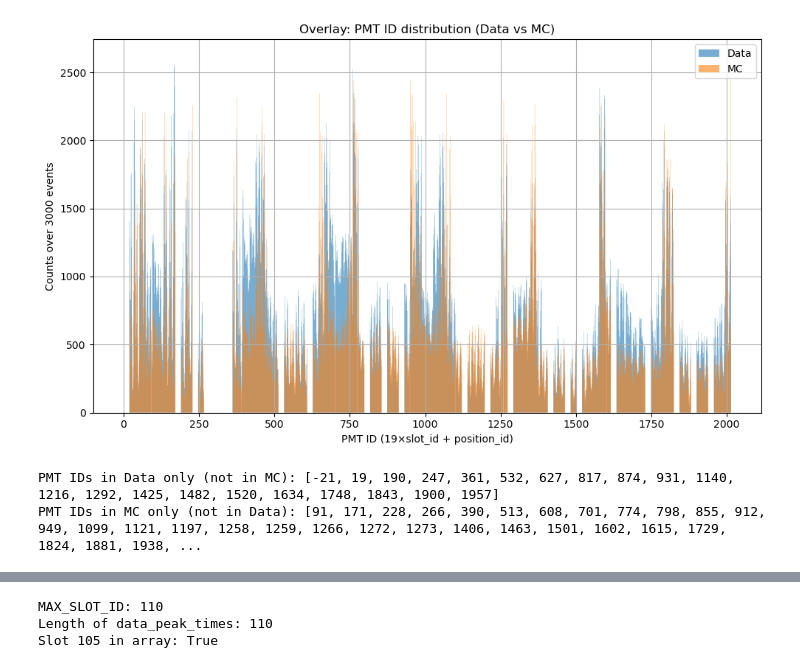
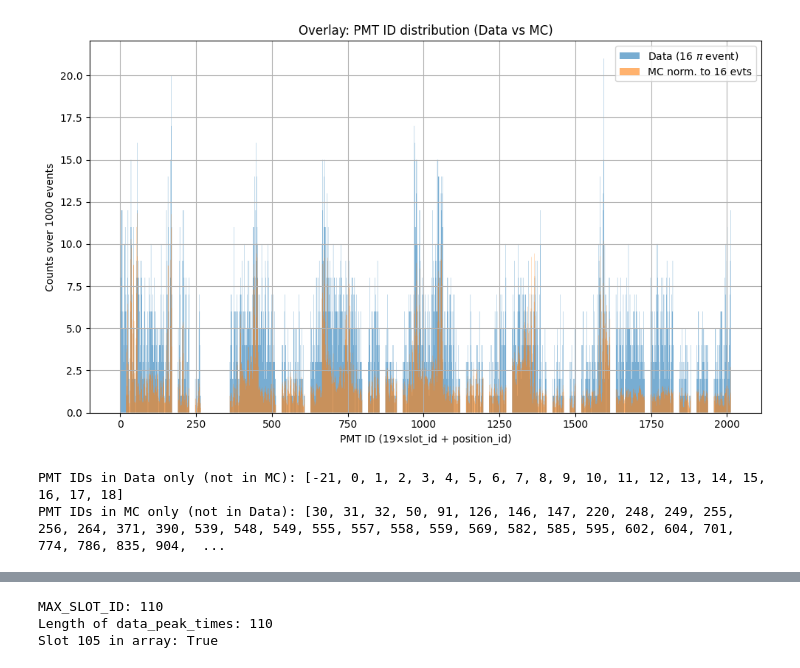
Before and after one commit to elenaramos44/WCTE-DataAnalysis-PIDcuts, a Jupyter notebook: MCDataComperison/MCDataComparison.ipynb, the cells around one changed output, grey strips where cells are left out. Saved outputs shown, nothing was run; the diff lists cells and outputs as text; code cells hidden in the pictures.

```diff
--- a/MCDataComperison/MCDataComparison.ipynb
+++ b/MCDataComperison/MCDataComparison.ipynb
@@ -41,23 +101,14 @@ print(df_data.fields)
 # %%
 import matplotlib.pyplot as plt
 import awkward as ak
+import numpy as np
 
 # Flatten to get all hit slot IDs across all events
 data_slot_ids = ak.flatten(df_data["hit_mpmt_slot_ids"])
 mc_slot_ids = ak.flatten(df_mc["hit_mpmt_slot_ids"])
 
-# Plot
-plt.figure(figsize=(10, 6))
-bins = range(0,
-             max(ak.max(data_slot_ids), ak.max(mc_slot_ids)) + 1)
 
-plt.hist(data_slot_ids, bins=bins, alpha=0.6, label="Data", histtype='stepfilled')
-plt.hist(mc_slot_ids, bins=bins, alpha=0.6, label="MC", histtype='stepfilled')
+n_data_events = len(df_data)
+n_mc_events = len(df_mc)
 
-plt.xlabel("MPMT Slot ID")
-plt.ylabel("Counts over 3000 events")
-plt.title("Overlay: hit_mpmt_slot_ids")
-plt.legend()
-plt.grid(True)
-plt.tight_layout()
-plt.show()
+mc_weights = np.ones_like(mc_slot_ids)*(n_data_events/n_mc_events)
@@ -94,39 +160,39 @@ mc_channels = ak.flatten(df_mc["hit_pmt_channel_ids"])
 mc_positions = ak.flatten(df_mc["hit_pmt_position_ids"])
 
 
 # Compute PMT IDs
 data_pmt_ids = 19 * data_slots + data_positions
 mc_pmt_ids = 19 * mc_slots + mc_positions
 
 # Plot overlay histogram
 plt.figure(figsize=(10, 6))
 bins = range(0,
              max(ak.max(data_pmt_ids), ak.max(mc_pmt_ids)) + 1)
 
-plt.hist(data_pmt_ids, bins=bins, alpha=0.6, label="Data", histtype='stepfilled')
-plt.hist(mc_pmt_ids, bins=bins, alpha=0.6, label="MC", histtype='stepfilled')
+plt.hist(data_pmt_ids, bins=bins, alpha=0.6, label=f"Data ({n_data_events} $\pi$ event)", histtype='stepfilled')
+plt.hist(mc_pmt_ids, bins=bins, alpha=0.6, label=f"MC norm. to {n_data_events} evts", weights=mc_weights, histtype='stepfilled')
 
 plt.xlabel("PMT ID (19×slot_id + position_id)")
-plt.ylabel("Counts over 3000 events")
+plt.ylabel(f"Counts over {N_EVENTS} events")
 plt.title("Overlay: PMT ID distribution (Data vs MC)")
 plt.legend()
 plt.grid(True)
 plt.tight_layout()
 plt.show()
 
 # Find exclusive PMT IDs
 data_pmt_set = set(data_pmt_ids)
 mc_pmt_set = set(mc_pmt_ids)
 
 in_data_only = sorted(data_pmt_set - mc_pmt_set)
 in_mc_only = sorted(mc_pmt_set - data_pmt_set)
 
 print("PMT IDs in Data only (not in MC):", in_data_only)
 print("PMT IDs in MC only (not in Data):", in_mc_only)
 # %% [output]
-[figure, old version]
+[figure, new version]
-PMT IDs in Data only (not in MC): [-21, 19, 190, 247, 361, 532, 627, 817, 874, 931, 1140, 1216, 1292, 1425, 1482, 1520, 1634, 1748, 1843, 1900, 1957]
-PMT IDs in MC only (not in Data): [91, 171, 228, 266, 390, 513, 608, 701, 774, 798, 855, 912, 949, 1099, 1121, 1197, 1258, 1259, 1266, 1272, 1273, 1406, 1463, 1501, 1602, 1615, 1729, 1824, 1881, 1938, ...
+PMT IDs in Data only (not in MC): [-21, 0, 1, 2, 3, 4, 5, 6, 7, 8, 9, 10, 11, 12, 13, 14, 15, 16, 17, 18]
+PMT IDs in MC only (not in Data): [30, 31, 32, 50, 91, 126, 146, 147, 220, 248, 249, 255, 256, 264, 371, 390, 539, 548, 549, 555, 557, 558, 559, 569, 582, 585, 595, 602, 604, 701, 774, 786, 835, 904,  ...
 # %%
 # Function to convert pmt_id back to (slot_id, channel_id)
 def decode_pmt_ids(pmt_ids):
```
Also changed, not shown: parts of 31 cells of this notebook, 1 other file.
